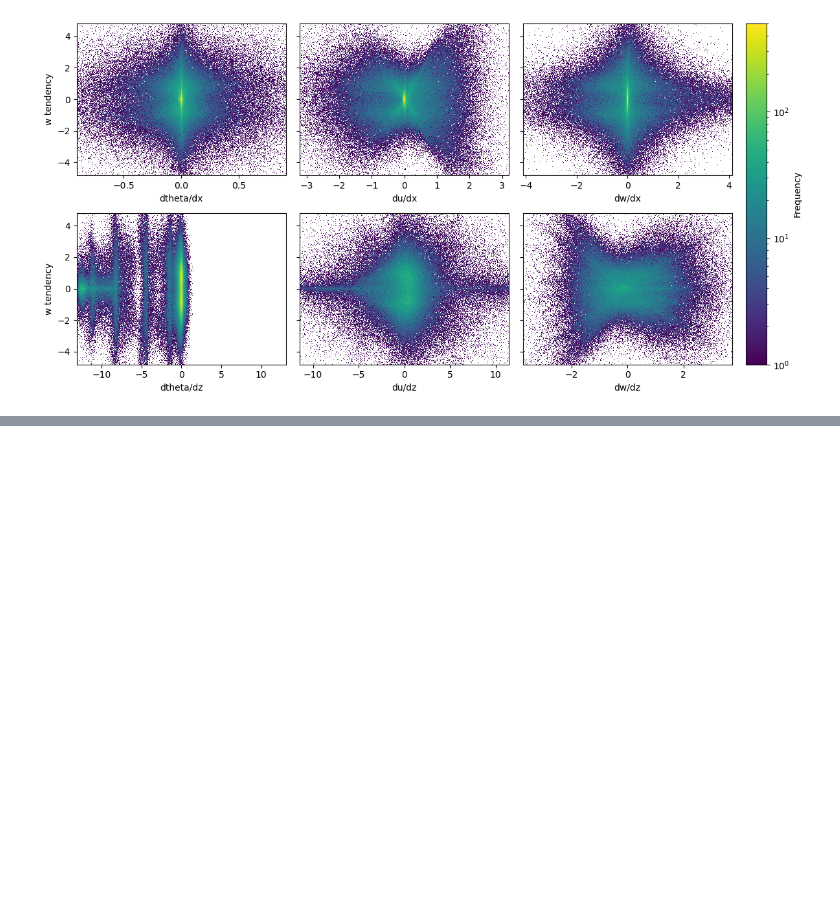
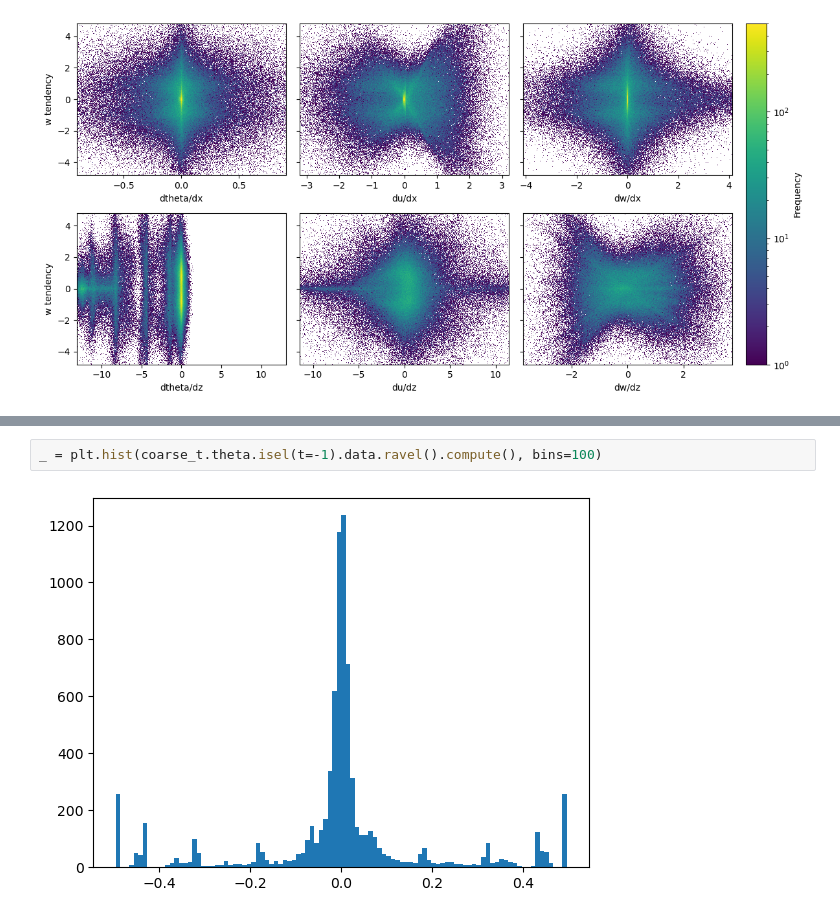
Before and after one commit to tschanzer/honours-project, a Jupyter notebook: notebooks/exploratory_analysis_filtered.ipynb, the cells around one changed output, grey strips where cells are left out. Saved outputs shown, nothing was run; the diff lists cells and outputs as text; blank space fills up the shorter version.

```diff
--- a/notebooks/exploratory_analysis_filtered.ipynb
+++ b/notebooks/exploratory_analysis_filtered.ipynb
@@ -291,0 +302,4 @@ fig.tight_layout()
+# %%
+_ = plt.hist(coarse_t.theta.isel(t=-1).data.ravel().compute(), bins=100)
+# %% [output]
+[figure, added]
```
Also changed, not shown: parts of 2 cells of this notebook.
